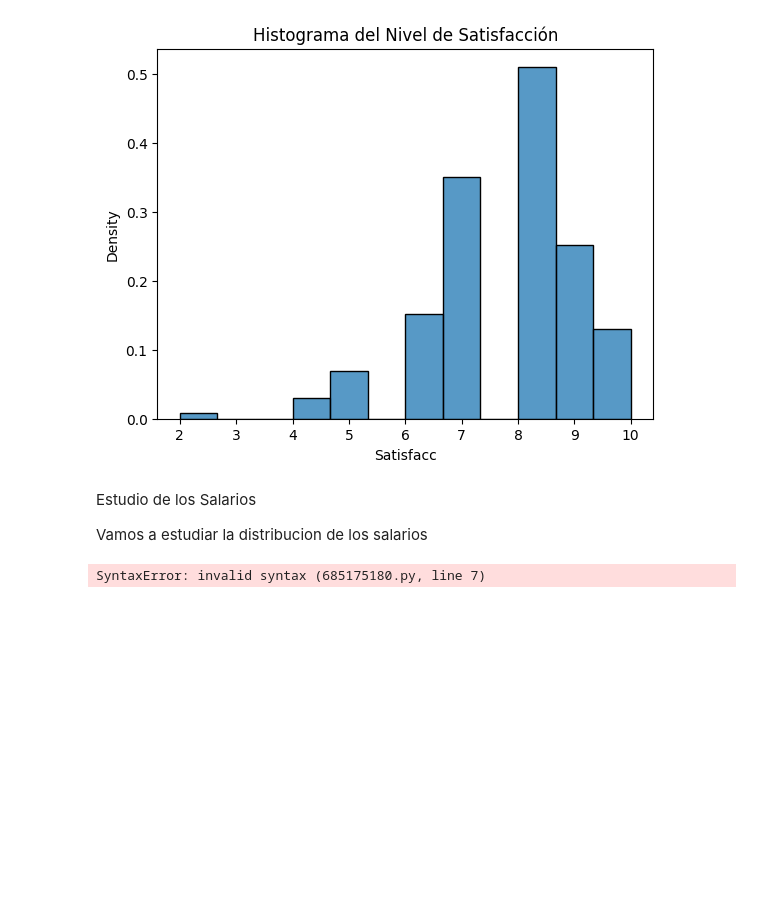
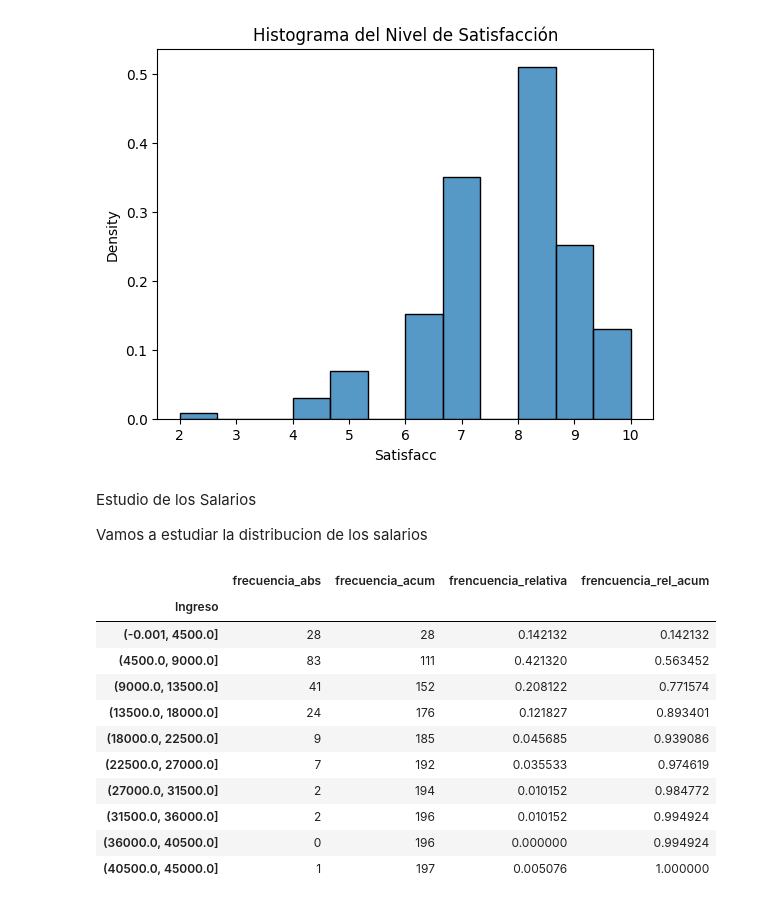
Before and after one commit to gastonbenitez2001/diplomatura_unne, a Jupyter notebook: clase4_distribuciones.ipynb, the cells around one changed output. Saved outputs shown, nothing was run; the diff lists cells and outputs as text; code cells hidden in the pictures; blank space fills up the shorter version.

```diff
--- a/clase4_distribuciones.ipynb
+++ b/clase4_distribuciones.ipynb
@@ -79,12 +79,32 @@ Text(0.5, 1.0, 'Histograma del Nivel de Satisfacción')
 
 Vamos a estudiar la distribucion de los salarios
 # %%
+tabla_ingresos = pd.DataFrame() #df de datos
+
 #Vamos a usar la estrategia de maximos y minimos, con espacios equidistintastes.
 max = df['Ingreso'].max()
 min = df['Ingreso'].min()
 intervalos = np.linspace(min,max,num = 10 + 1)  #creamos 10 intervalos
+frecuencias = pd.cut(x = df['Ingreso'],bins = intervalos,include_lowest=True)
 
-tabla_ingresos = pd.DataFrame()
-tabla_ingresos['frecuencia'] = pd.cut(,bins = intervalos,include_lowest=True)
+tabla_ingresos['frecuencia_abs'] = frecuencias.value_counts().sort_index()
+tabla_ingresos['frecuencia_acum'] = tabla_ingresos['frecuencia_abs'].cumsum()
+
+#Establecemos frecuencias relativa y acumulada
+tabla_ingresos['frencuencia_relativa'] = frecuencias.value_counts(normalize=True).sort_index().values
+tabla_ingresos['frencuencia_rel_acum'] = tabla_ingresos['frencuencia_relativa'].cumsum()
+
+tabla_ingresos
 # %% [output]
-SyntaxError: invalid syntax (685175180.py, line 7)
+|  | frecuencia_abs | frecuencia_acum | frencuencia_relativa | frencuencia_rel_acum |
+| Ingreso |  |  |  |  |
+| (-0.001, 4500.0] | 28 | 28 | 0.142132 | 0.142132 |
+| (4500.0, 9000.0] | 83 | 111 | 0.421320 | 0.563452 |
+| (9000.0, 13500.0] | 41 | 152 | 0.208122 | 0.771574 |
+| (13500.0, 18000.0] | 24 | 176 | 0.121827 | 0.893401 |
+| (18000.0, 22500.0] | 9 | 185 | 0.045685 | 0.939086 |
+| (22500.0, 27000.0] | 7 | 192 | 0.035533 | 0.974619 |
+| (27000.0, 31500.0] | 2 | 194 | 0.010152 | 0.984772 |
+| (31500.0, 36000.0] | 2 | 196 | 0.010152 | 0.994924 |
+| (36000.0, 40500.0] | 0 | 196 | 0.000000 | 0.994924 |
+| (40500.0, 45000.0] | 1 | 197 | 0.005076 | 1.000000 |
```
Also changed, not shown: parts of 4 cells of this notebook.
